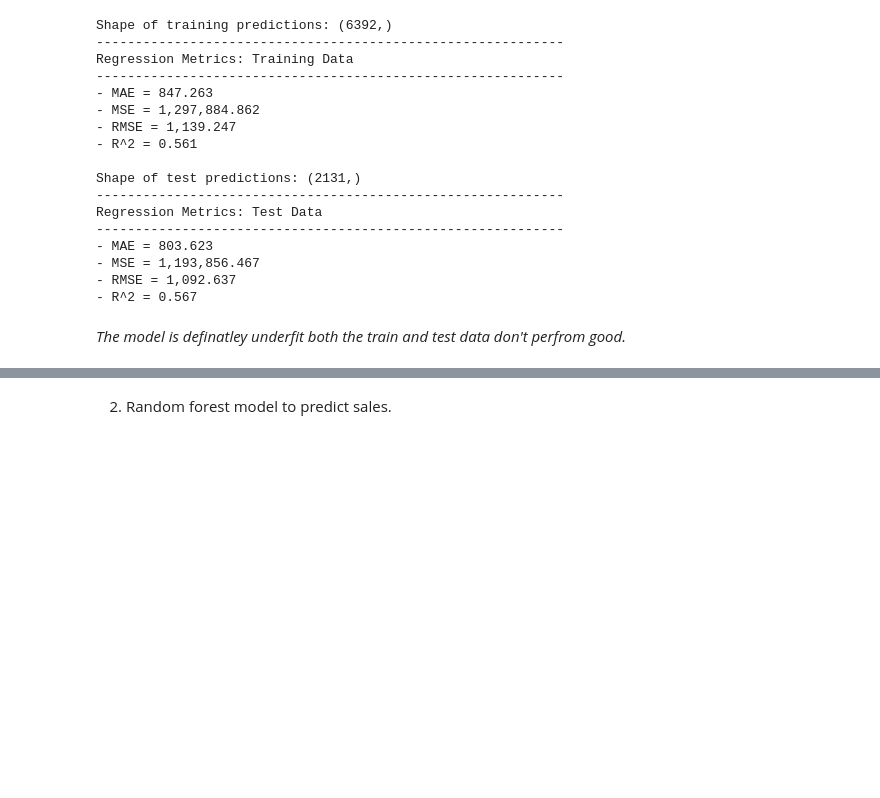
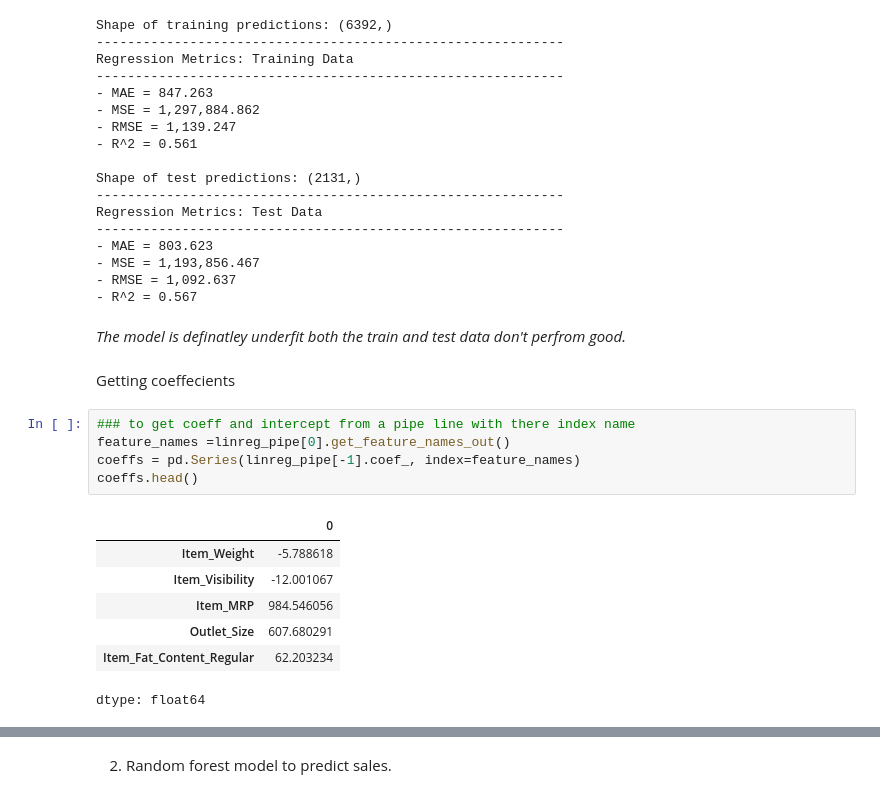
Before and after one commit to Khalil-Salama/Prediction-of-Product-Sales, a Jupyter notebook: Prediction_of_Product_Sales.ipynb, the cells around one changed output, grey strips where cells are left out. Cells and saved outputs as stored; diff of their text form; blank space fills up the shorter version.

```diff
--- a/Prediction_of_Product_Sales.ipynb
+++ b/Prediction_of_Product_Sales.ipynb
@@ -1797,3 +1804,18 @@ Regression Metrics: Test Data
 - R^2 = 0.567
 # %% [markdown]
 *The model is definatley underfit both the train and test data don't perfrom good.*
+# %% [markdown]
+Getting coeffecients
+# %%
+### to get coeff and intercept from a pipe line with there index name
+feature_names =linreg_pipe[0].get_feature_names_out()
+coeffs = pd.Series(linreg_pipe[-1].coef_, index=feature_names)
+coeffs.head()
+# %% [output]
+|  | 0 |
+| Item_Weight | -5.788618 |
+| Item_Visibility | -12.001067 |
+| Item_MRP | 984.546056 |
+| Outlet_Size | 607.680291 |
+| Item_Fat_Content_Regular | 62.203234 |
+dtype: float64
```
Also changed, not shown: parts of 24 cells of this notebook.
